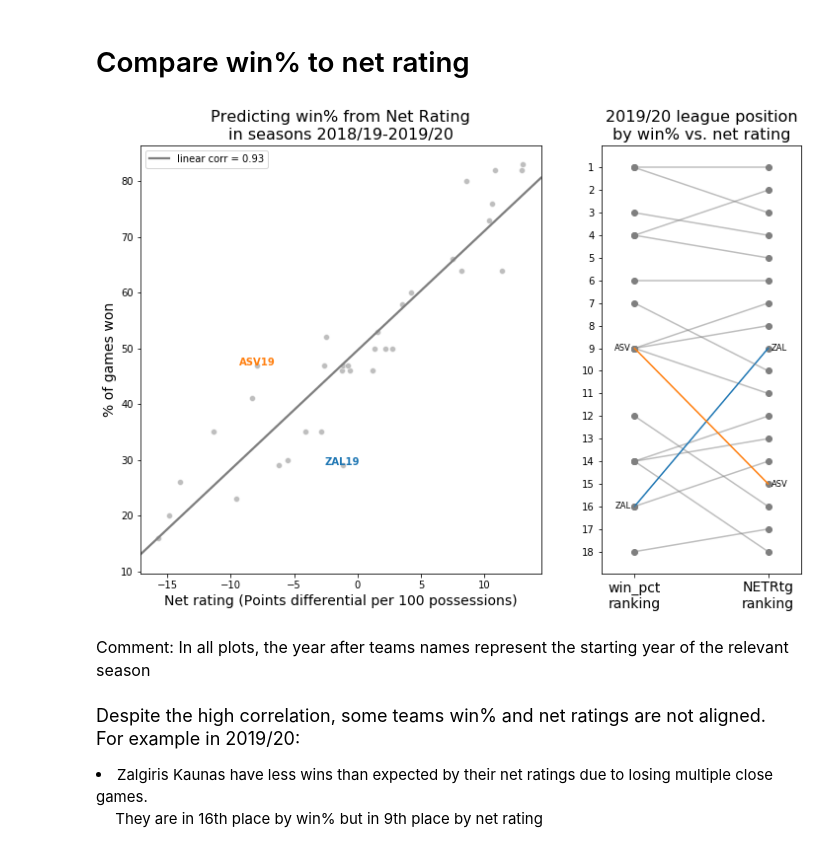
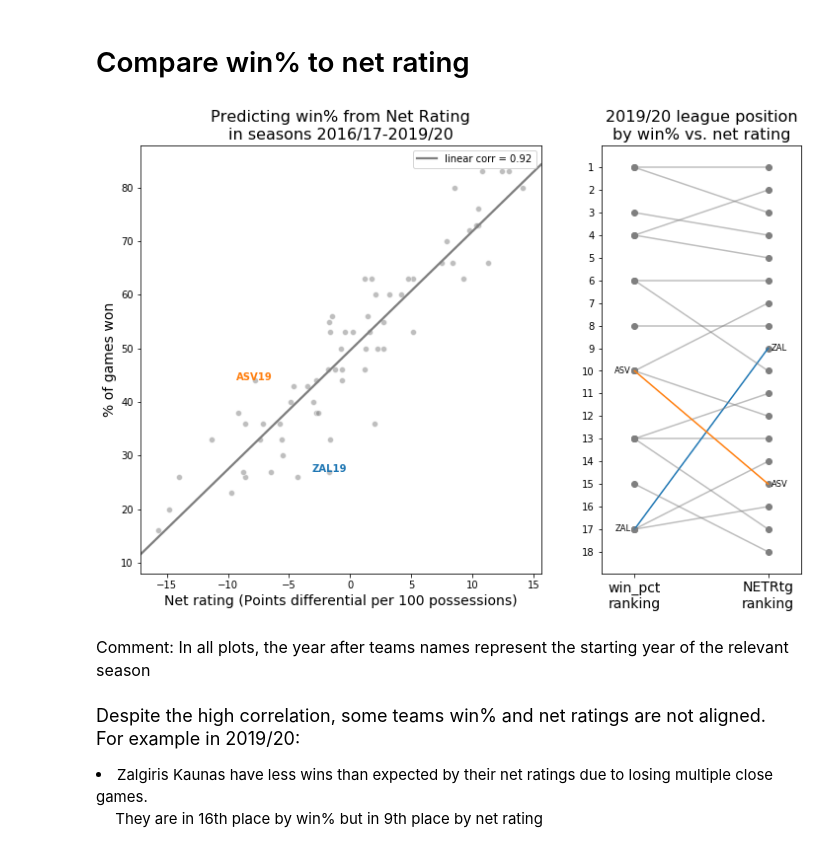
Before and after one commit to avivshany/euroleague, a Jupyter notebook: why_ratings.ipynb, the cells around one changed output. Cells and saved outputs as stored; diff of their text form; code cells hidden in the pictures.

```diff
--- a/why_ratings.ipynb
+++ b/why_ratings.ipynb
@@ -5,8 +5,8 @@ import matplotlib.pyplot as plt
 # Get data
 # %%
 # fetch teams stats data using the euroleague module
-seasons_rounds = {2018: 30, 2019: 17}
-teams_stats = e.get_teams_stats(seasons_rounds)
+seasons_rounds = {2016: 30, 2017: 30, 2018: 30, 2019: 18}
+teams_stats = e.get_teams_stats(seasons_rounds, )
 
 # create column for highlighting teams in offensive and defensive rating plot
 fnr18_cond = (teams_stats['team'] == 'FNR') & (teams_stats['season'] == 2018)
@@ -53,22 +53,22 @@ Ratings have limitations too:
 # %%
 # set up figure and axes
 fig, (ax0, ax1) = plt.subplots(1, 2, figsize=(12, 8), gridspec_kw={'width_ratios': [2, 1]})
 
 # plot net rating vs win%
 e.plot_bivariate(
     df=teams_stats, x='NETRtg', y='win_pct', hue='win%_disply', fit_reg=True, ax=ax0
 );
-ax0.set_title('Predicting win% from Net Rating\nin seasons 2018/19-2019/20', fontsize=16);
+ax0.set_title('Predicting win% from Net Rating\nin seasons 2016/17-2019/20', fontsize=16);
 
 # compare teams position in eurloeague by win% vs net rating
 e.plot_parallel_pairs(
     df=teams_stats.loc[teams_stats['season'] == 2019], kind='ranking',
     metrics=['win_pct', 'NETRtg'], iv='team', annotate_only_marked=True,
     marked_iv_values=['ASV', 'ZAL'], ax=ax1
 );
 ax1.set_title('2019/20 league position\nby win% vs. net rating', fontsize=16);
 # %% [output]
-[figure, old version]
+[figure, new version]
 # %% [markdown]
 <font size="3">Comment: In all plots, the year after teams names represent the starting year of the relevant season<br></font>
 <font size="4"><br>
```
Also changed, not shown: parts of 3 cells of this notebook, 1 other file.
